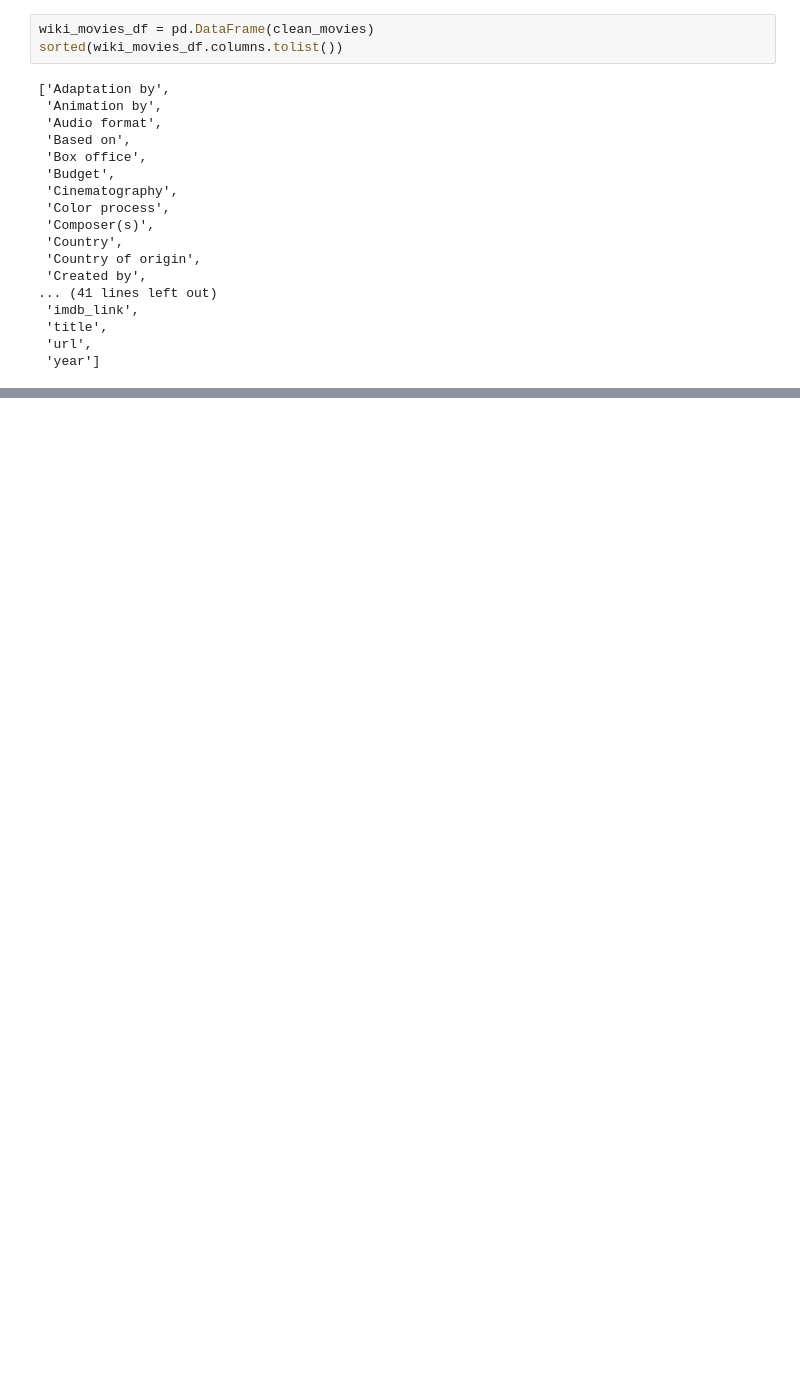
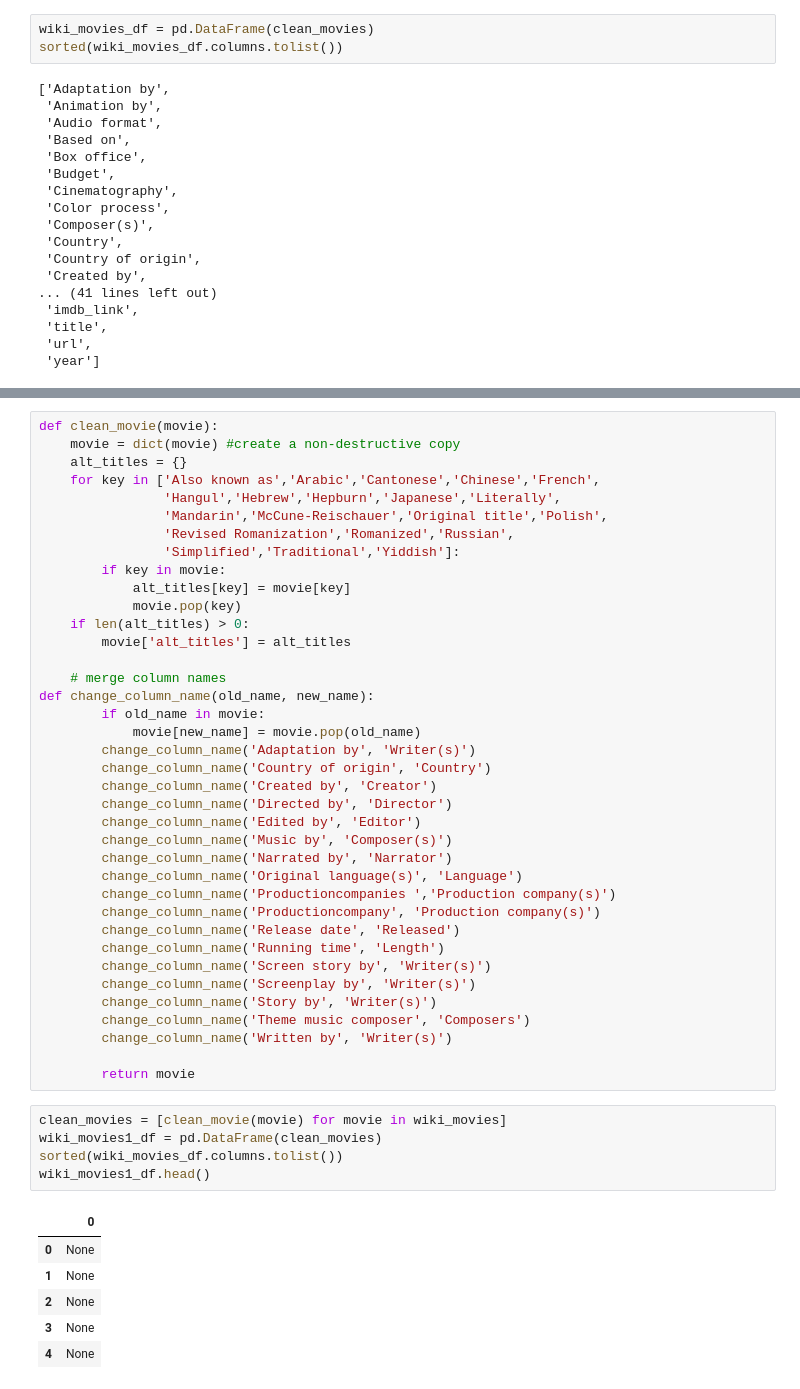
Before and after one commit to CharityThuku/Movies-ETL, a Jupyter notebook: Wikipedia_Data.ipynb, the cells around one changed output, grey strips where cells are left out. Saved outputs shown, nothing was run; the diff lists cells and outputs as text; blank space fills up the shorter version.

Commit message:
Wikipedia_Data

```diff
--- a/Wikipedia_Data.ipynb
+++ b/Wikipedia_Data.ipynb
@@ -257,0 +244,50 @@ sorted(wiki_movies_df.columns.tolist())
+# %%
+def clean_movie(movie):
+    movie = dict(movie) #create a non-destructive copy
+    alt_titles = {}
+    for key in ['Also known as','Arabic','Cantonese','Chinese','French',
+                'Hangul','Hebrew','Hepburn','Japanese','Literally',
+                'Mandarin','McCune-Reischauer','Original title','Polish',
+                'Revised Romanization','Romanized','Russian',
+                'Simplified','Traditional','Yiddish']:
+        if key in movie:
+            alt_titles[key] = movie[key]
+            movie.pop(key)
+    if len(alt_titles) > 0:
+        movie['alt_titles'] = alt_titles
+
+    # merge column names
+def change_column_name(old_name, new_name):
+        if old_name in movie:
+            movie[new_name] = movie.pop(old_name)
+        change_column_name('Adaptation by', 'Writer(s)')
+        change_column_name('Country of origin', 'Country')
+        change_column_name('Created by', 'Creator')
+        change_column_name('Directed by', 'Director')
+        change_column_name('Edited by', 'Editor')
+        change_column_name('Music by', 'Composer(s)')
+        change_column_name('Narrated by', 'Narrator')
+        change_column_name('Original language(s)', 'Language')
+        change_column_name('Productioncompanies ','Production company(s)')
+        change_column_name('Productioncompany', 'Production company(s)')
+        change_column_name('Release date', 'Released')
+        change_column_name('Running time', 'Length')
+        change_column_name('Screen story by', 'Writer(s)')
+        change_column_name('Screenplay by', 'Writer(s)')
+        change_column_name('Story by', 'Writer(s)')
+        change_column_name('Theme music composer', 'Composers')
+        change_column_name('Written by', 'Writer(s)')
+
+        return movie
+# %%
+clean_movies = [clean_movie(movie) for movie in wiki_movies]
+wiki_movies1_df = pd.DataFrame(clean_movies)
+sorted(wiki_movies_df.columns.tolist())
+wiki_movies1_df.head()
+# %% [output]
+|  | 0 |
+| 0 | None |
+| 1 | None |
+| 2 | None |
+| 3 | None |
+| 4 | None |
```
Also changed, not shown: parts of 55 cells of this notebook.
